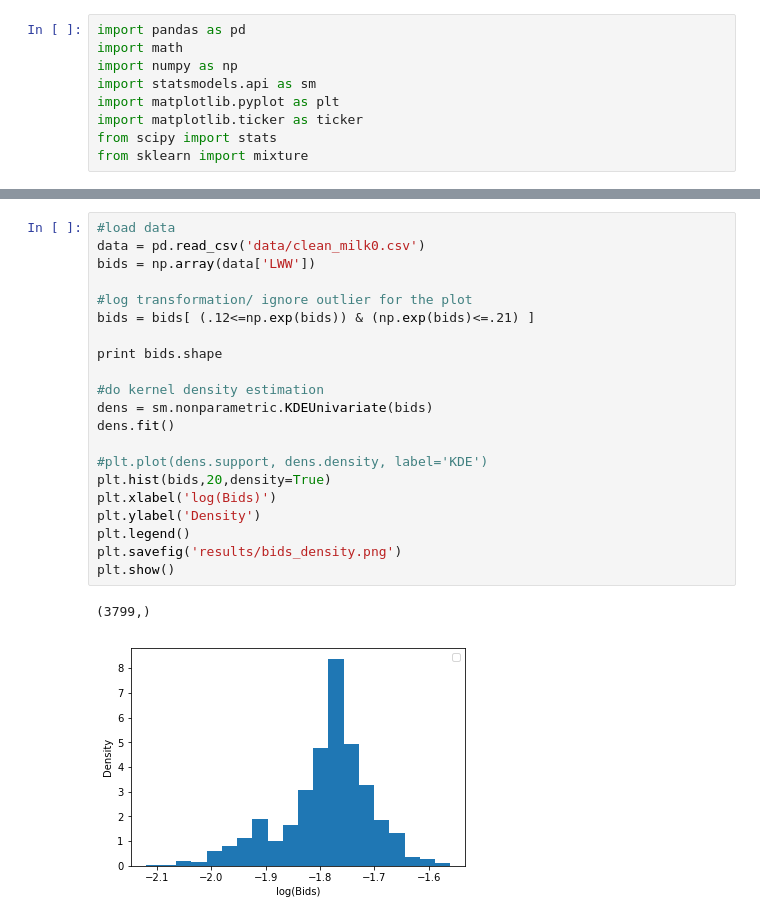
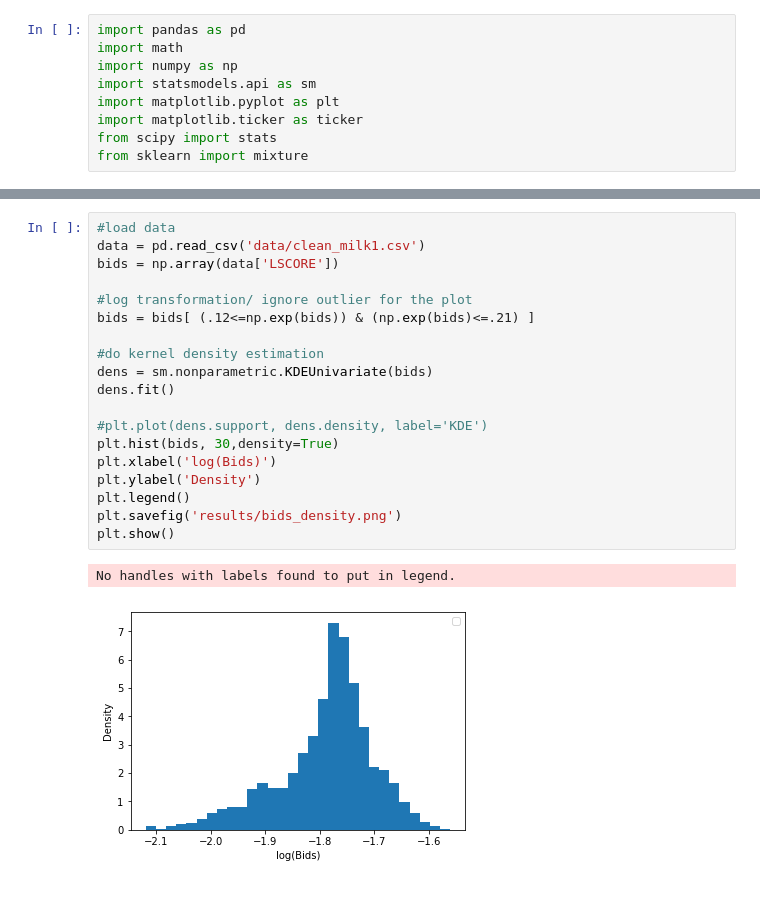
Before and after one commit to ericschulman/tx_milk_2yp, a Jupyter notebook: summary_stats.ipynb, the cells around one changed output, grey strips where cells are left out. Drawn from its saved outputs; the diff is of its cells as text.

```diff
--- a/summary_stats.ipynb
+++ b/summary_stats.ipynb
@@ -31,27 +31,25 @@ plt.show()
 # %%
 #load data
-data = pd.read_csv('data/clean_milk0.csv')
-bids = np.array(data['LWW'])
+data = pd.read_csv('data/clean_milk1.csv')
+bids = np.array(data['LSCORE'])
 
 #log transformation/ ignore outlier for the plot
 bids = bids[ (.12<=np.exp(bids)) & (np.exp(bids)<=.21) ]
-
-print bids.shape
 
 #do kernel density estimation
 dens = sm.nonparametric.KDEUnivariate(bids)
 dens.fit()
 
 #plt.plot(dens.support, dens.density, label='KDE')
-plt.hist(bids,20,density=True)
+plt.hist(bids, 30,density=True)
 plt.xlabel('log(Bids)')
 plt.ylabel('Density')
 plt.legend()
 plt.savefig('results/bids_density.png')
 plt.show()
 # %% [output]
-(3799,)
+No handles with labels found to put in legend.
-[figure, old version]
+[figure, new version]
 # %%
 #fit mixture model
 g = mixture.GaussianMixture(n_components=2)
```
Also changed, not shown: parts of 10 cells of this notebook, 5 other files.
